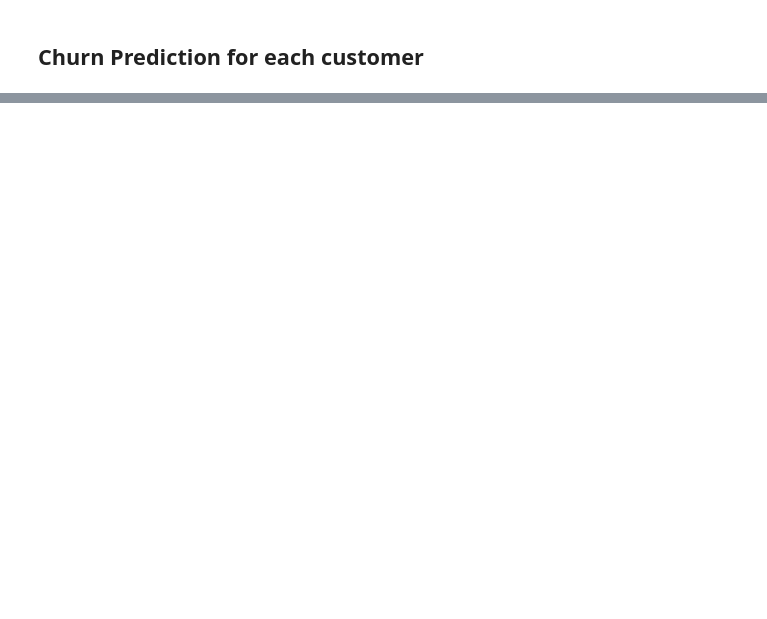
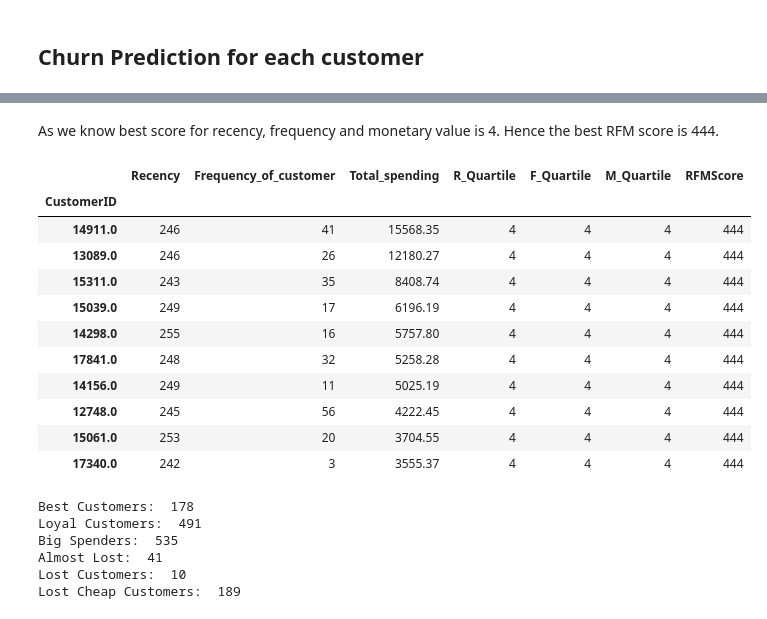
Before and after one commit to PShivani07/Data-Analytics-Project, a Jupyter notebook: ChurnPrediction.ipynb, the cells around one changed output, grey strips where cells are left out. Saved outputs shown, nothing was run; the diff lists cells and outputs as text; code cells hidden in the pictures; blank space fills up the shorter version.

```diff
--- a/ChurnPrediction.ipynb
+++ b/ChurnPrediction.ipynb
@@ -1472,0 +1532,3 @@ churn.tail(10)
+# %%
+quantiles = rfm.quantile(q=[0.25, 0.5, 0.75])
+quantiles
@@ -1472,0 +1552,26 @@ churn.tail(10)
+# %%
+def RScore(x, p, d):
+  if x <= d[p][0.25]:
+    return 4
+  elif x <= d[p][0.50]:
+    return 3
+  elif x <= d[p][0.75]:
+    return 2
+  else:
+    return 1
+
+def FMScore(x, p, d):
+  if x <= d[p][0.25]:
+    return 1
+  elif x <= d[p][0.50]:
+    return 2
+  elif x <= d[p][0.75]:
+    return 3
+  else:
+    return 4
+# %%
+rfm_seg = rfm.copy()
+rfm_seg['R_Quartile'] = rfm_seg['Recency'].apply(RScore, args=('Recency', quantiles,))
+rfm_seg['F_Quartile'] = rfm_seg['Frequency_of_customer'].apply(FMScore, args=('Frequency_of_customer', quantiles,))
+rfm_seg['M_Quartile'] = rfm_seg['Total_spending'].apply(FMScore, args=('Total_spending', quantiles,))
+rfm_seg.head()
@@ -1472,0 +1588,3 @@ churn.tail(10)
+# %%
+rfm_seg['RFMScore'] = rfm_seg.R_Quartile.map(str) + rfm_seg.F_Quartile.map(str) + rfm_seg.M_Quartile.map(str)
+rfm_seg.head()
@@ -1472,0 +1599,31 @@ churn.tail(10)
+# %% [markdown]
+As we know best score for recency, frequency and monetary value is 4. Hence the best RFM score is 444.
+# %%
+rfm_seg[rfm_seg['RFMScore']=='444'].sort_values('Total_spending', ascending=False).head(10)
+# %% [output]
+|  | Recency | Frequency_of_customer | Total_spending | R_Quartile | F_Quartile | M_Quartile | RFMScore |
+| CustomerID |  |  |  |  |  |  |  |
+| 14911.0 | 246 | 41 | 15568.35 | 4 | 4 | 4 | 444 |
+| 13089.0 | 246 | 26 | 12180.27 | 4 | 4 | 4 | 444 |
+| 15311.0 | 243 | 35 | 8408.74 | 4 | 4 | 4 | 444 |
+| 15039.0 | 249 | 17 | 6196.19 | 4 | 4 | 4 | 444 |
+| 14298.0 | 255 | 16 | 5757.80 | 4 | 4 | 4 | 444 |
+| 17841.0 | 248 | 32 | 5258.28 | 4 | 4 | 4 | 444 |
+| 14156.0 | 249 | 11 | 5025.19 | 4 | 4 | 4 | 444 |
+| 12748.0 | 245 | 56 | 4222.45 | 4 | 4 | 4 | 444 |
+| 15061.0 | 253 | 20 | 3704.55 | 4 | 4 | 4 | 444 |
+| 17340.0 | 242 | 3 | 3555.37 | 4 | 4 | 4 | 444 |
+# %%
+print("Best Customers: ",len(rfm_seg[rfm_seg['RFMScore']=='444']))
+print('Loyal Customers: ',len(rfm_seg[rfm_seg['F_Quartile']==4]))
+print("Big Spenders: ",len(rfm_seg[rfm_seg['M_Quartile']==4]))
+print('Almost Lost: ', len(rfm_seg[rfm_seg['RFMScore']=='244']))
+print('Lost Customers: ',len(rfm_seg[rfm_seg['RFMScore']=='144']))
+print('Lost Cheap Customers: ',len(rfm_seg[rfm_seg['RFMScore']=='111']))
+# %% [output]
+Best Customers:  178
+Loyal Customers:  491
+Big Spenders:  535
+Almost Lost:  41
+Lost Customers:  10
+Lost Cheap Customers:  189
```
Also changed, not shown: parts of 109 cells of this notebook.
